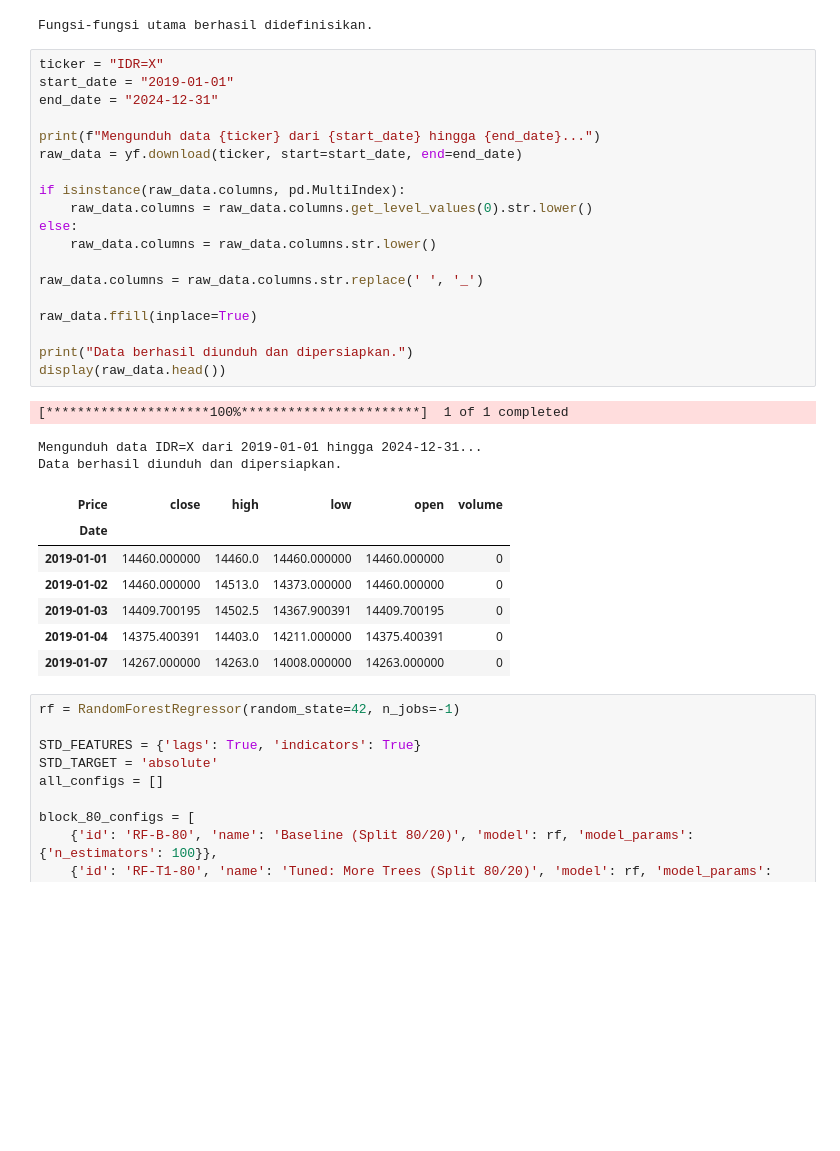
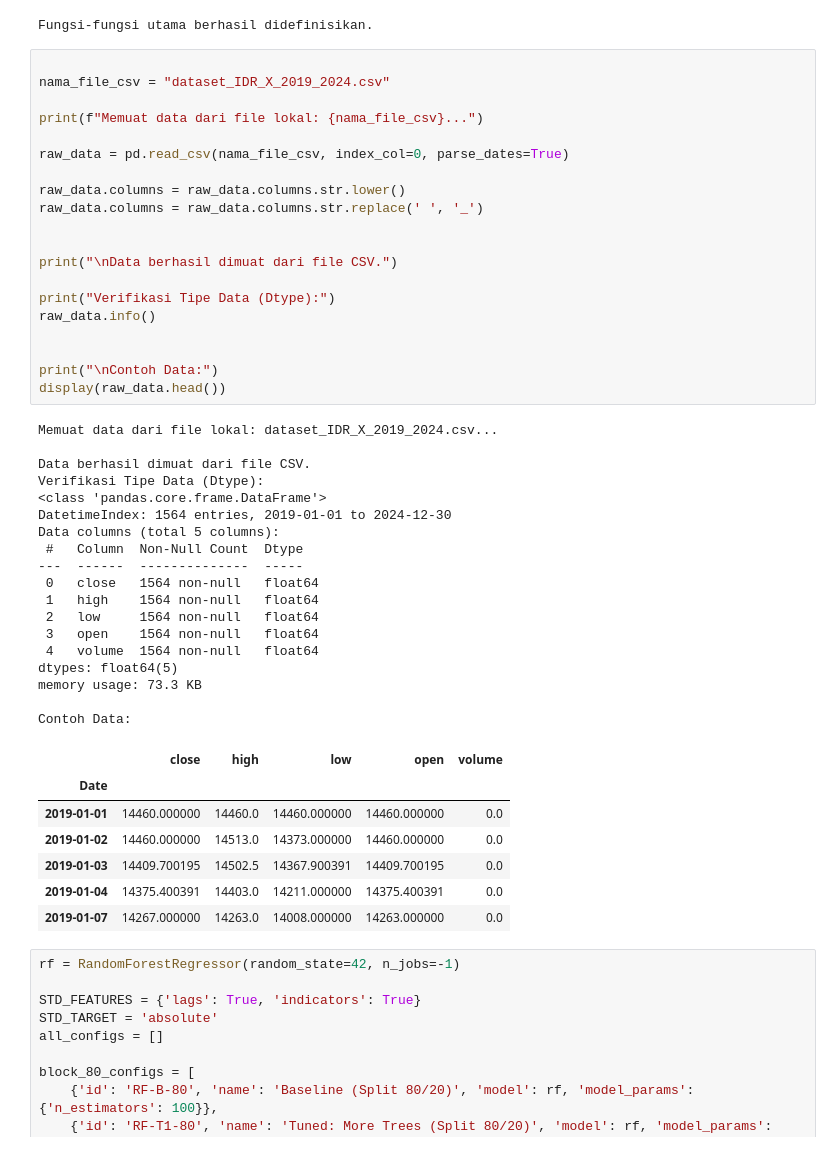
Before and after one commit to Blauzaa/UTS_ML, a Jupyter notebook: Random_Forest.ipynb, the cells around one changed output. Saved outputs shown, nothing was run; the diff lists cells and outputs as text; blank space fills up the shorter version.

Commit message:
memperbaiki agar sistem mengambil data dari csv serta menambahkan code cara menginstal dataset

```diff
--- a/Random_Forest.ipynb
+++ b/Random_Forest.ipynb
@@ -108,35 +108,51 @@ print("Fungsi-fungsi utama berhasil didefinisikan.")
 # %% [output]
 Fungsi-fungsi utama berhasil didefinisikan.
 # %%
-ticker = "IDR=X"
-start_date = "2019-01-01"
-end_date = "2024-12-31"
 
-print(f"Mengunduh data {ticker} dari {start_date} hingga {end_date}...")
-raw_data = yf.download(ticker, start=start_date, end=end_date)
+nama_file_csv = "dataset_IDR_X_2019_2024.csv"
 
-if isinstance(raw_data.columns, pd.MultiIndex):
-    raw_data.columns = raw_data.columns.get_level_values(0).str.lower()
-else:
-    raw_data.columns = raw_data.columns.str.lower()
+print(f"Memuat data dari file lokal: {nama_file_csv}...")
 
+raw_data = pd.read_csv(nama_file_csv, index_col=0, parse_dates=True)
+
+raw_data.columns = raw_data.columns.str.lower()
 raw_data.columns = raw_data.columns.str.replace(' ', '_')
 
-raw_data.ffill(inplace=True)
 
-print("Data berhasil diunduh dan dipersiapkan.")
+print("\nData berhasil dimuat dari file CSV.")
+
+print("Verifikasi Tipe Data (Dtype):")
+raw_data.info()
+
+
+print("\nContoh Data:")
 display(raw_data.head())
 # %% [output]
-[*********************100%***********************]  1 of 1 completed
+Memuat data dari file lokal: dataset_IDR_X_2019_2024.csv...
+
+Data berhasil dimuat dari file CSV.
+Verifikasi Tipe Data (Dtype):
+<class 'pandas.core.frame.DataFrame'>
+DatetimeIndex: 1564 entries, 2019-01-01 to 2024-12-30
+Data columns (total 5 columns):
+ #   Column  Non-Null Count  Dtype
+---  ------  --------------  -----
+ 0   close   1564 non-null   float64
+ 1   high    1564 non-null   float64
+ 2   low     1564 non-null   float64
+ 3   open    1564 non-null   float64
+ 4   volume  1564 non-null   float64
+dtypes: float64(5)
+memory usage: 73.3 KB
+
+Contoh Data:
-Mengunduh data IDR=X dari 2019-01-01 hingga 2024-12-31...
-Data berhasil diunduh dan dipersiapkan.
-| Price | close | high | low | open | volume |
+|  | close | high | low | open | volume |
 | Date |  |  |  |  |  |
-| 2019-01-01 | 14460.000000 | 14460.0 | 14460.000000 | 14460.000000 | 0 |
-| 2019-01-02 | 14460.000000 | 14513.0 | 14373.000000 | 14460.000000 | 0 |
-| 2019-01-03 | 14409.700195 | 14502.5 | 14367.900391 | 14409.700195 | 0 |
-| 2019-01-04 | 14375.400391 | 14403.0 | 14211.000000 | 14375.400391 | 0 |
-| 2019-01-07 | 14267.000000 | 14263.0 | 14008.000000 | 14263.000000 | 0 |
+| 2019-01-01 | 14460.000000 | 14460.0 | 14460.000000 | 14460.000000 | 0.0 |
+| 2019-01-02 | 14460.000000 | 14513.0 | 14373.000000 | 14460.000000 | 0.0 |
+| 2019-01-03 | 14409.700195 | 14502.5 | 14367.900391 | 14409.700195 | 0.0 |
+| 2019-01-04 | 14375.400391 | 14403.0 | 14211.000000 | 14375.400391 | 0.0 |
+| 2019-01-07 | 14267.000000 | 14263.0 | 14008.000000 | 14263.000000 | 0.0 |
 # %%
 rf = RandomForestRegressor(random_state=42, n_jobs=-1)
 
```
Also changed, not shown: 5 other files.
